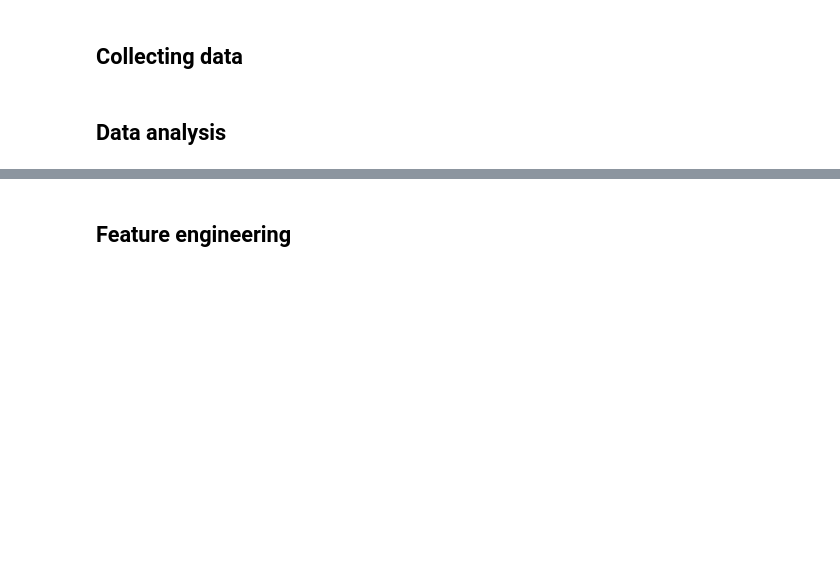
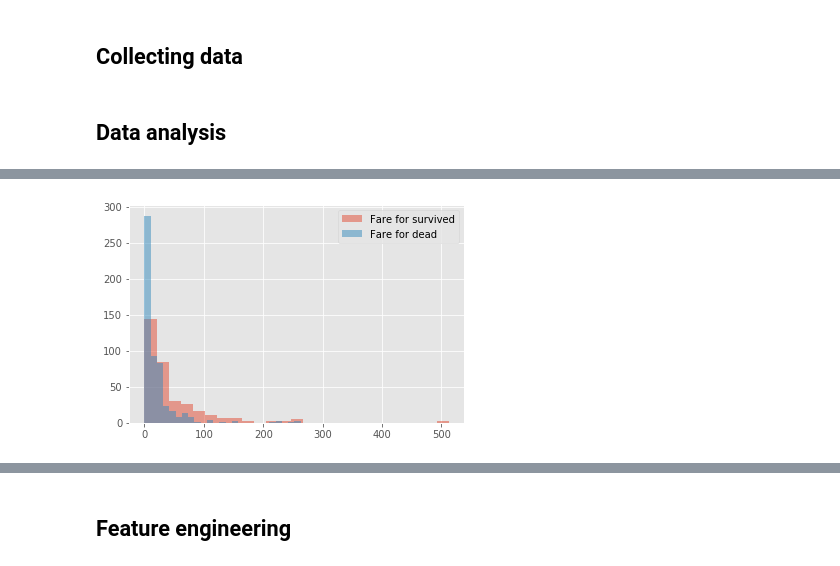
Before and after one commit to wojciechtobis/titanic, a Jupyter notebook: Titanic.ipynb, the cells around one changed output, grey strips where cells are left out. Cells and saved outputs as stored; diff of their text form; code cells hidden in the pictures; blank space fills up the shorter version.

```diff
--- a/Titanic.ipynb
+++ b/Titanic.ipynb
@@ -18,0 +91,5 @@ columns = list(train_data);
+# %%
+# 'Fare' column analysis
+column_analysis("Fare");
+# %% [output]
+[figure, added]
```
Also changed, not shown: parts of 9 cells of this notebook, 1 other file.
